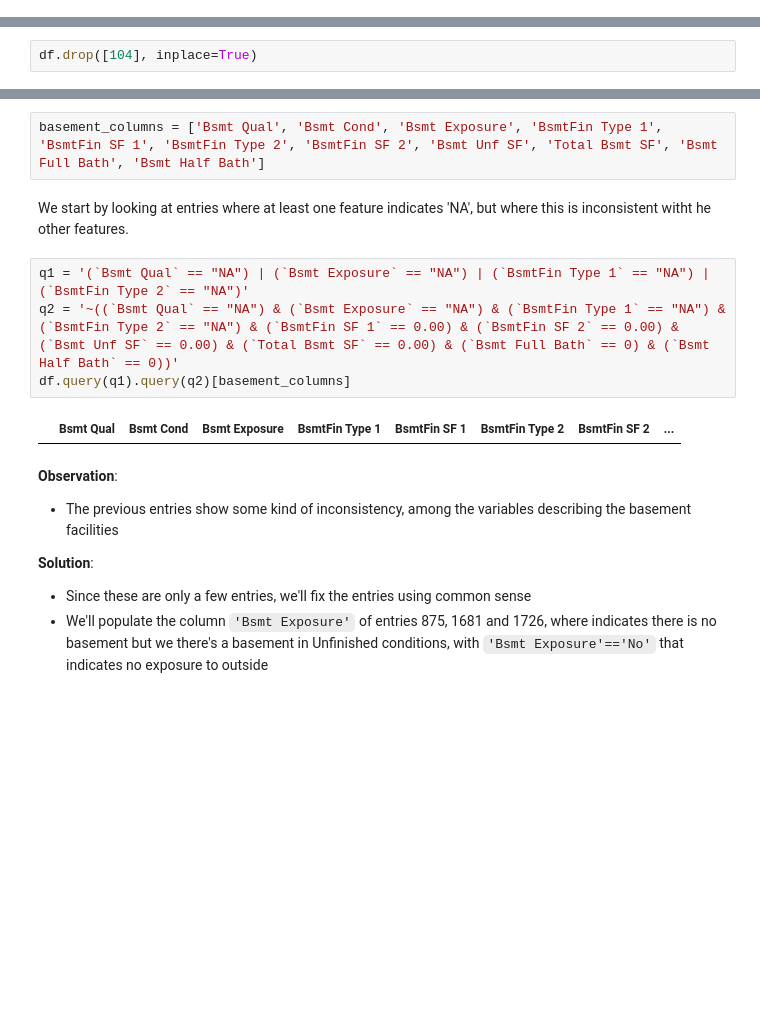
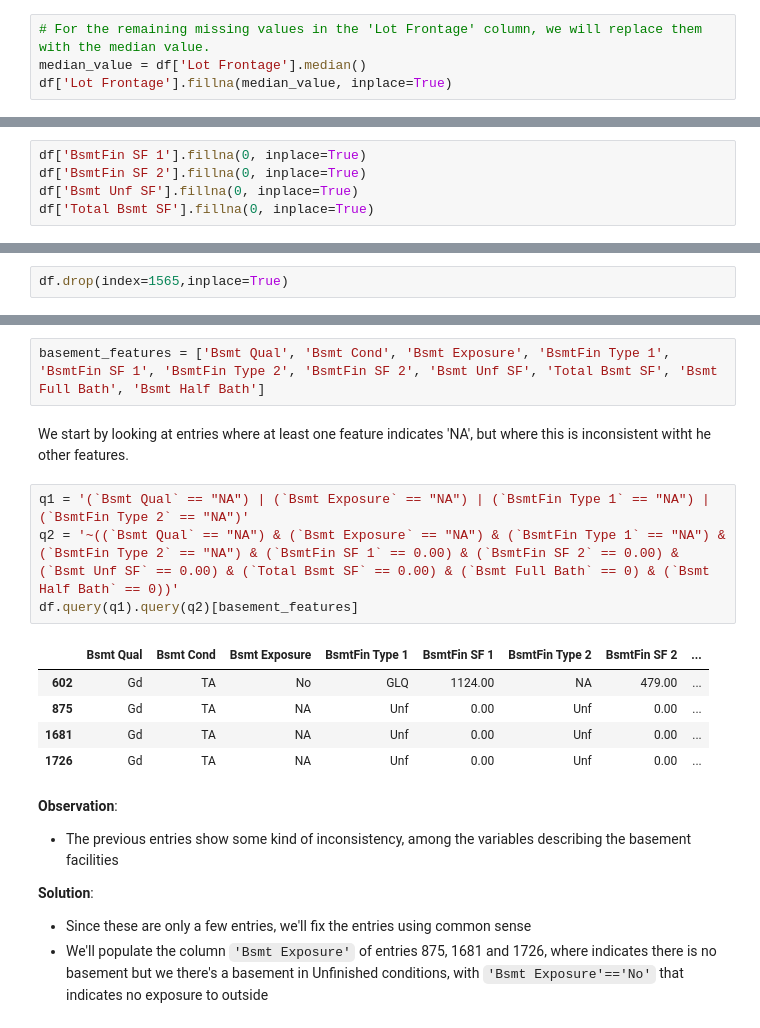
Before and after one commit to miguelfaf10/epfl_extension_school, a Jupyter notebook: 3_machine-learning-I_project/house-prices/house-prices-solution.ipynb, the cells around one changed output, grey strips where cells are left out. Drawn from its saved outputs; the diff is of its cells as text; blank space fills up the shorter version.

```diff
--- a/3_machine-learning-I_project/house-prices/house-prices-solution.ipynb
+++ b/3_machine-learning-I_project/house-prices/house-prices-solution.ipynb
@@ -291 +526,5 @@ df['Lot Frontage'].fillna(0, inplace=True)
+# %%
+# For the remaining missing values in the 'Lot Frontage' column, we will replace them with the median value.
+median_value = df['Lot Frontage'].median()
+df['Lot Frontage'].fillna(median_value, inplace=True)
 # %% [markdown]
@@ -310,0 +553,5 @@ df[df['BsmtFin SF 1'].isna() | df['BsmtFin SF 2'].isna() | df['Bsmt Unf SF'].isn
+# %%
+df['BsmtFin SF 1'].fillna(0, inplace=True)
+df['BsmtFin SF 2'].fillna(0, inplace=True)
+df['Bsmt Unf SF'].fillna(0, inplace=True)
+df['Total Bsmt SF'].fillna(0, inplace=True)
@@ -311,4 +567,4 @@ df[df['BsmtFin SF 1'].isna() | df['BsmtFin SF 2'].isna() | df['Bsmt Unf SF'].isn
 # %%
-df.drop([104], inplace=True)
+df.drop(index=1565,inplace=True)
 # %% [markdown]
 After the previous cleanup, the following reduced number of features with missing values remain:
@@ -338,15 +665,19 @@ Next we'll analyse possible incosistencies among the following related variables
 # %% [markdown]
 Next we check for possible inconsistencies in Basement related features with missing values
 # %%
-basement_columns = ['Bsmt Qual', 'Bsmt Cond', 'Bsmt Exposure', 'BsmtFin Type 1', 'BsmtFin SF 1', 'BsmtFin Type 2', 'BsmtFin SF 2', 'Bsmt Unf SF', 'Total Bsmt SF', 'Bsmt Full Bath', 'Bsmt Half Bath']
+basement_features = ['Bsmt Qual', 'Bsmt Cond', 'Bsmt Exposure', 'BsmtFin Type 1', 'BsmtFin SF 1', 'BsmtFin Type 2', 'BsmtFin SF 2', 'Bsmt Unf SF', 'Total Bsmt SF', 'Bsmt Full Bath', 'Bsmt Half Bath']
 # %% [markdown]
 We start by looking at entries where at least one feature indicates 'NA', but where this is inconsistent witht he other features.
 # %%
 q1 = '(`Bsmt Qual` == "NA") | (`Bsmt Exposure` == "NA") | (`BsmtFin Type 1` == "NA") | (`BsmtFin Type 2` == "NA")'
 q2 = '~((`Bsmt Qual` == "NA") & (`Bsmt Exposure` == "NA") & (`BsmtFin Type 1` == "NA") & (`BsmtFin Type 2` == "NA") & (`BsmtFin SF 1` == 0.00) & (`BsmtFin SF 2` == 0.00) & (`Bsmt Unf SF` == 0.00) & (`Total Bsmt SF` == 0.00) & (`Bsmt Full Bath` == 0) & (`Bsmt Half Bath` == 0))'
-df.query(q1).query(q2)[basement_columns]
+df.query(q1).query(q2)[basement_features]
 # %% [output]
 |  | Bsmt Qual | Bsmt Cond | Bsmt Exposure | BsmtFin Type 1 | BsmtFin SF 1 | BsmtFin Type 2 | BsmtFin SF 2 | ... |
+| 602 | Gd | TA | No | GLQ | 1124.00 | NA | 479.00 | ... |
+| 875 | Gd | TA | NA | Unf | 0.00 | Unf | 0.00 | ... |
+| 1681 | Gd | TA | NA | Unf | 0.00 | Unf | 0.00 | ... |
+| 1726 | Gd | TA | NA | Unf | 0.00 | Unf | 0.00 | ... |
 # %% [markdown]
 __Observation__:
 - The previous entries show some kind of inconsistency, among the variables describing the basement facilities
```
Also changed, not shown: parts of 167 cells of this notebook, 1 other file.
